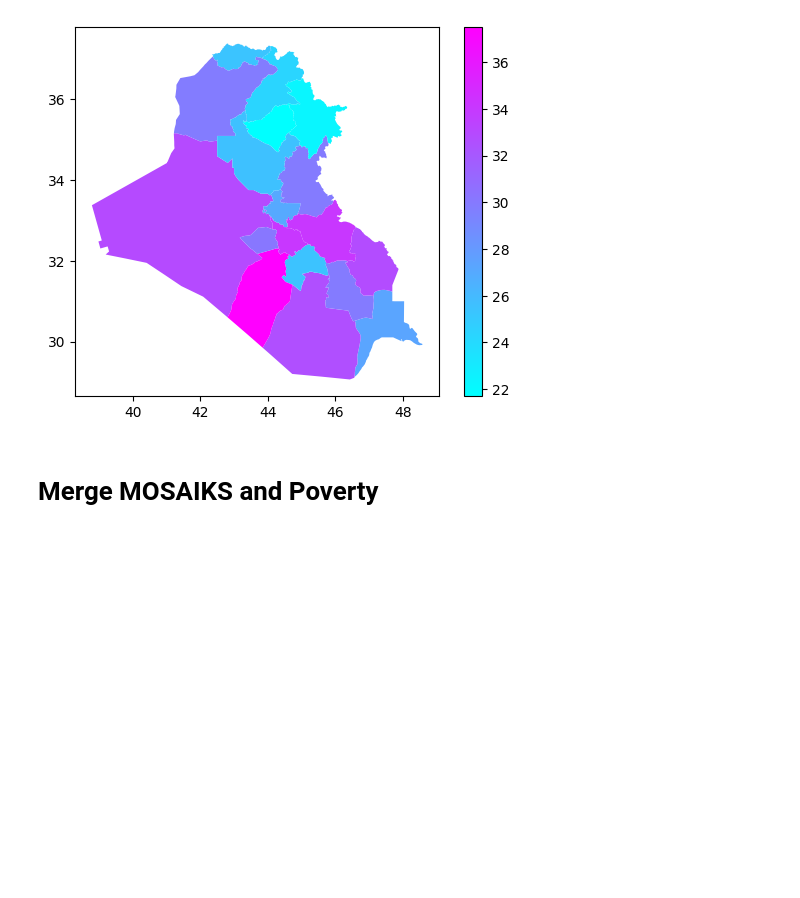
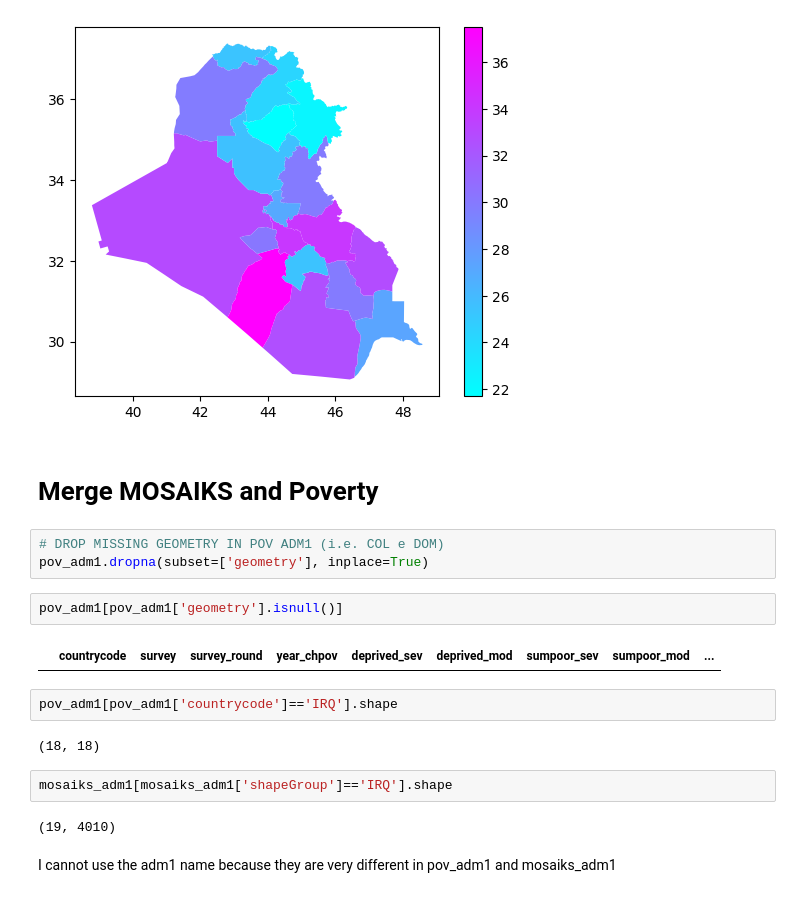
Before and after one commit to marinavicini/child_poverty_iraq, a Jupyter notebook: notebooks/1.2_mv_load-adm1-data.ipynb, the cells around one changed output. Cells and saved outputs as stored; diff of their text form; blank space fills up the shorter version.

```diff
--- a/notebooks/1.2_mv_load-adm1-data.ipynb
+++ b/notebooks/1.2_mv_load-adm1-data.ipynb
@@ -219,3 +221,20 @@ pov_adm1[pov_adm1['countrycode']=='IRQ'].plot(column='deprived_sev', cmap='cool'
 [figure]
 # %% [markdown]
 # Merge MOSAIKS and Poverty
+# %%
+# DROP MISSING GEOMETRY IN POV ADM1 (i.e. COL e DOM)
+pov_adm1.dropna(subset=['geometry'], inplace=True)
+# %%
+pov_adm1[pov_adm1['geometry'].isnull()]
+# %% [output]
+|  | countrycode | survey | survey_round | year_chpov | deprived_sev | deprived_mod | sumpoor_sev | sumpoor_mod | ... |
+# %%
+pov_adm1[pov_adm1['countrycode']=='IRQ'].shape
+# %% [output]
+(18, 18)
+# %%
+mosaiks_adm1[mosaiks_adm1['shapeGroup']=='IRQ'].shape
+# %% [output]
+(19, 4010)
+# %% [markdown]
+I cannot use the adm1 name because they are very different in pov_adm1 and mosaiks_adm1
```
Also changed, not shown: parts of 37 cells of this notebook.
